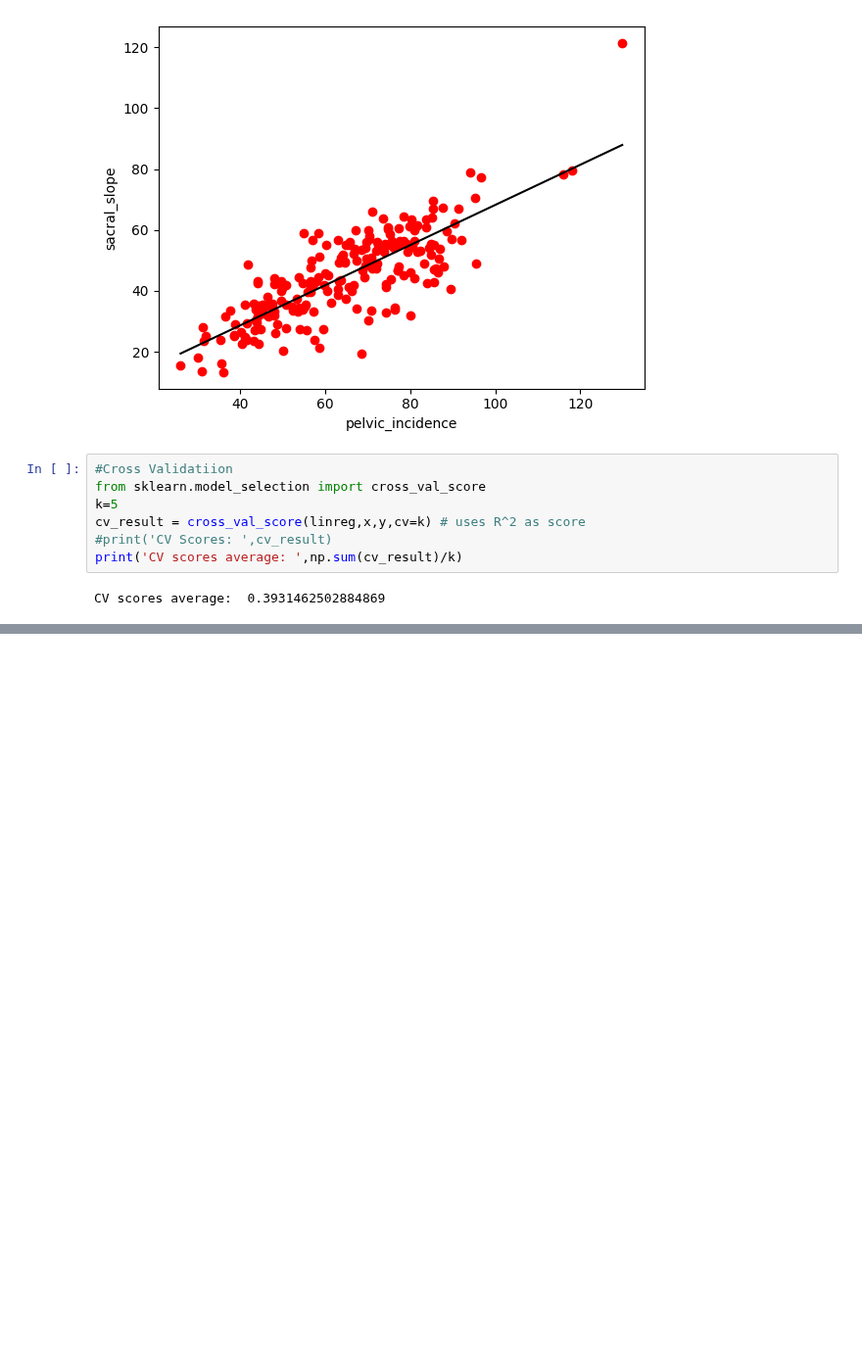
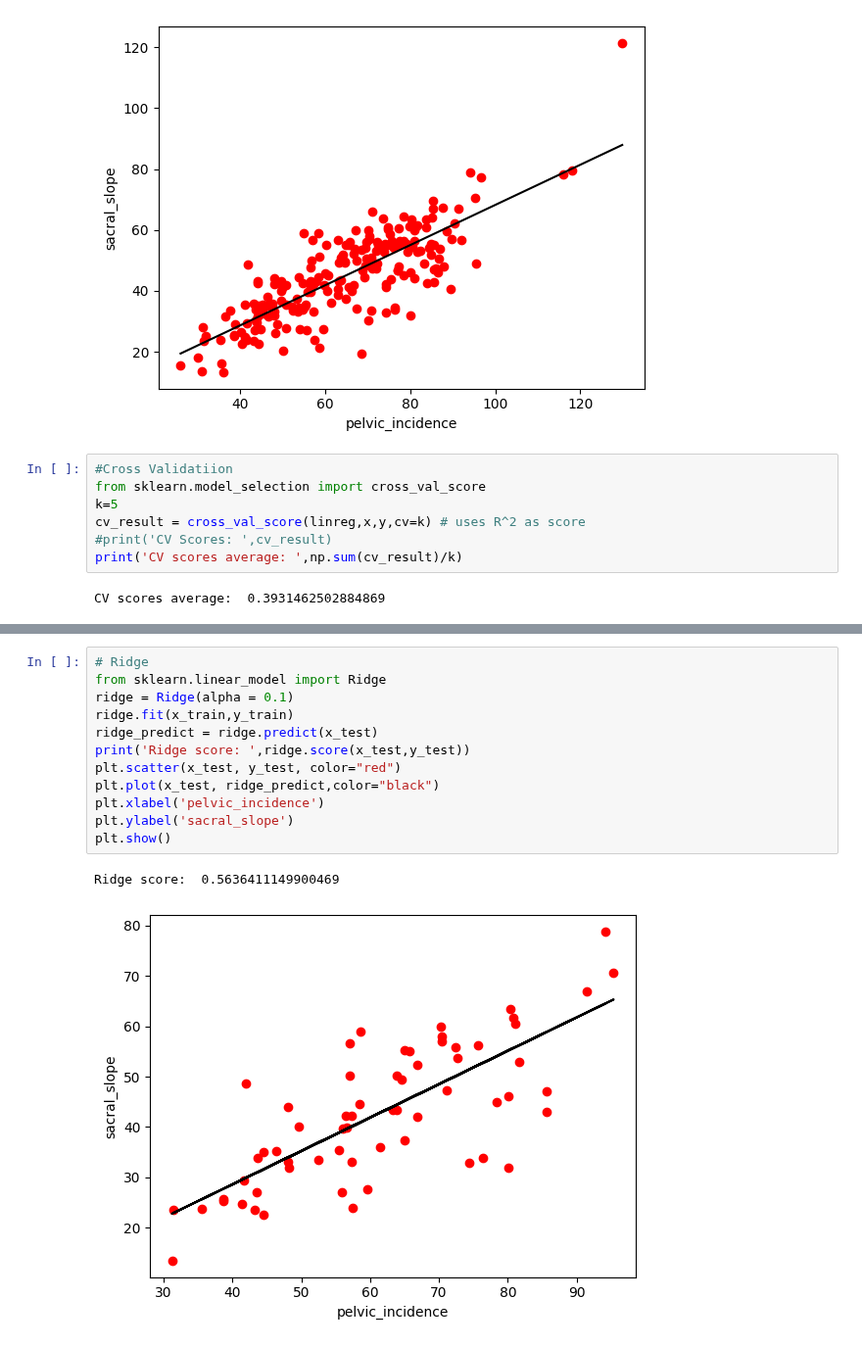
Before and after one commit to kjeyaram-orcl/DataScience, a Jupyter notebook: ML_Practise.ipynb, the cells around one changed output, grey strips where cells are left out. Shown at 98% size. Drawn from its saved outputs; the diff is of its cells as text; blank space fills up the shorter version.

```diff
--- a/ML_Practise.ipynb
+++ b/ML_Practise.ipynb
@@ -114,3 +116,18 @@ Co-efficient [[0.66223279]]
 Intercept [2.13334651]
 R^2 score:  0.6458107370664816
 [figure]
+# %%
+# Ridge
+from sklearn.linear_model import Ridge
+ridge = Ridge(alpha = 0.1)
+ridge.fit(x_train,y_train)
+ridge_predict = ridge.predict(x_test)
+print('Ridge score: ',ridge.score(x_test,y_test))
+plt.scatter(x_test, y_test, color="red")
+plt.plot(x_test, ridge_predict,color="black")
+plt.xlabel('pelvic_incidence')
+plt.ylabel('sacral_slope')
+plt.show()
+# %% [output]
+Ridge score:  0.5636411149900469
+[figure, added]
```
Also changed, not shown: parts of 2 cells of this notebook.
